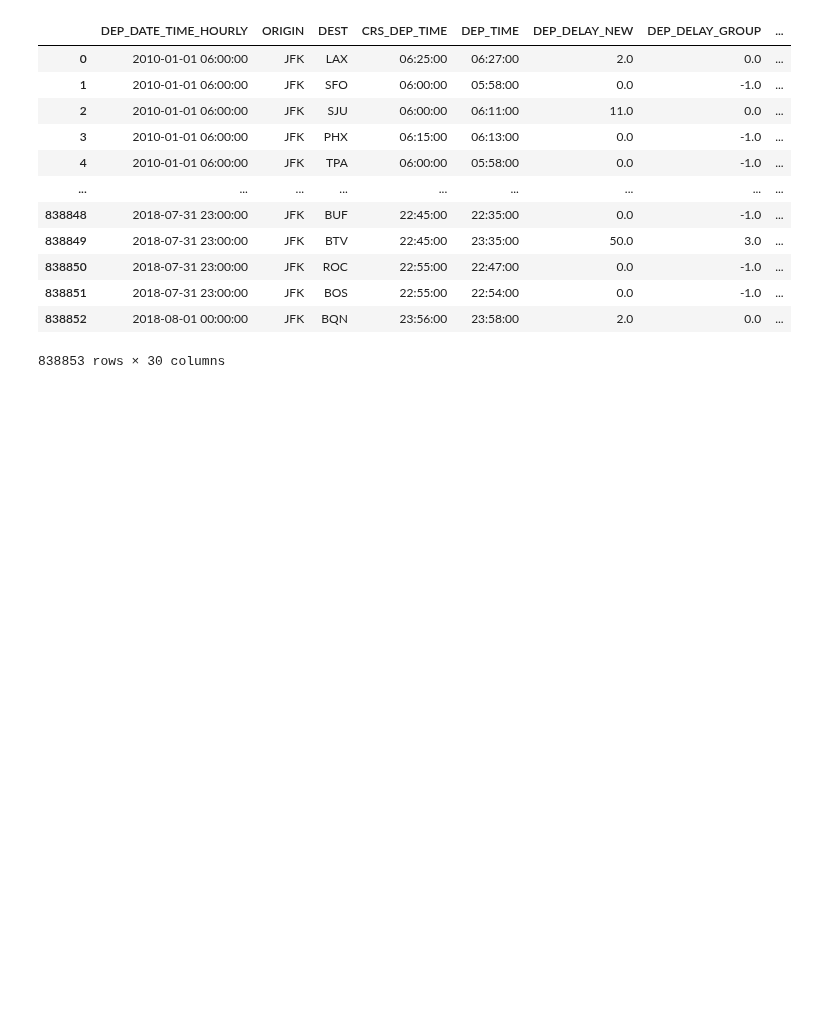
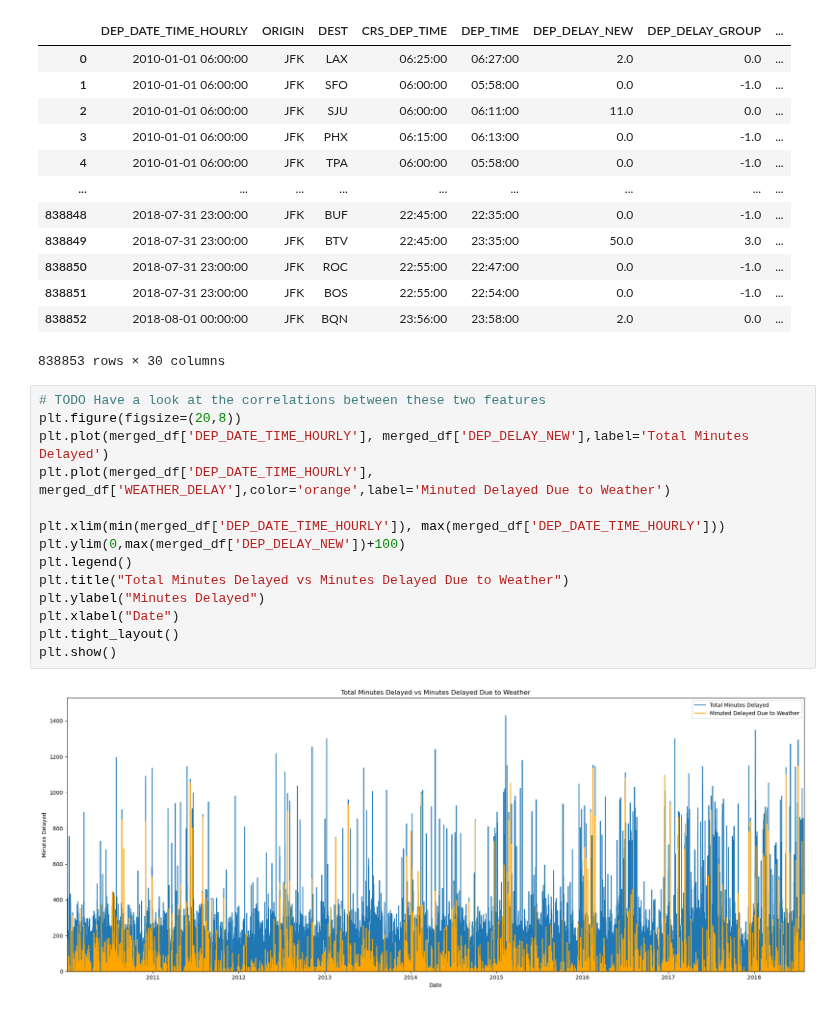
Before and after one commit to craigmiller24/MLP_Project, a Jupyter notebook: Preprocessing.ipynb, the cells around one changed output. Saved outputs shown, nothing was run; the diff lists cells and outputs as text; blank space fills up the shorter version.

Commit message:
Plotted some graphs to see different temporal features

```diff
--- a/Preprocessing.ipynb
+++ b/Preprocessing.ipynb
@@ -190,3 +190,19 @@ merged_df
 | 838851 | 2018-07-31 23:00:00 | JFK | BOS | 22:55:00 | 22:54:00 | 0.0 | -1.0 | ... |
 | 838852 | 2018-08-01 00:00:00 | JFK | BQN | 23:56:00 | 23:58:00 | 2.0 | 0.0 | ... |
 838853 rows × 30 columns
+# %%
+# TODO Have a look at the correlations between these two features
+plt.figure(figsize=(20,8))
+plt.plot(merged_df['DEP_DATE_TIME_HOURLY'], merged_df['DEP_DELAY_NEW'],label='Total Minutes Delayed')
+plt.plot(merged_df['DEP_DATE_TIME_HOURLY'], merged_df['WEATHER_DELAY'],color='orange',label='Minuted Delayed Due to Weather')
+
+plt.xlim(min(merged_df['DEP_DATE_TIME_HOURLY']), max(merged_df['DEP_DATE_TIME_HOURLY']))
+plt.ylim(0,max(merged_df['DEP_DELAY_NEW'])+100)
+plt.legend()
+plt.title("Total Minutes Delayed vs Minutes Delayed Due to Weather")
+plt.ylabel("Minutes Delayed")
+plt.xlabel("Date")
+plt.tight_layout()
+plt.show()
+# %% [output]
+[figure, added]
```
Also changed, not shown: parts of 2 cells of this notebook.
